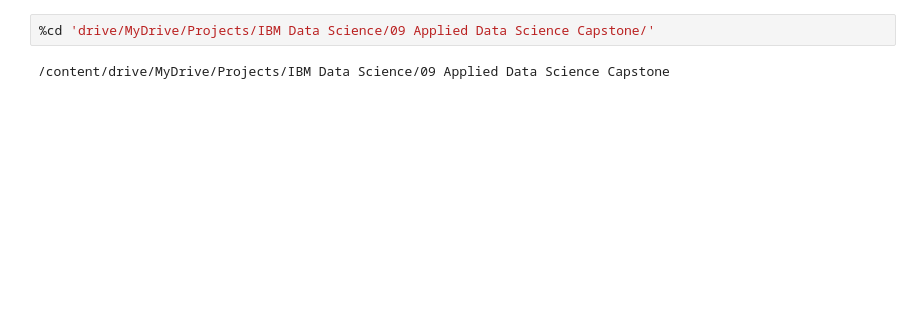
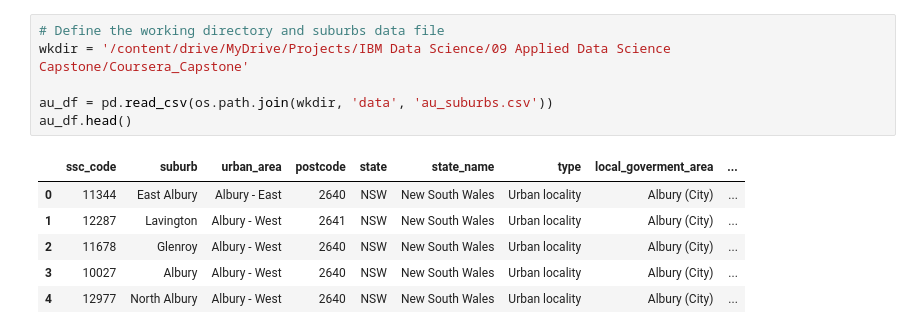
Before and after one commit to philoll/Coursera_Capstone, a Jupyter notebook: Exploring_Cuisines_in_Sydney_and_Melbourne.ipynb, the cells around one changed output. Cells and saved outputs as stored; diff of their text form; blank space fills up the shorter version.

```diff
--- a/Exploring_Cuisines_in_Sydney_and_Melbourne.ipynb
+++ b/Exploring_Cuisines_in_Sydney_and_Melbourne.ipynb
@@ -8,4 +33,13 @@ Mounted at /content/drive
 # %%
-%cd 'drive/MyDrive/Projects/IBM Data Science/09 Applied Data Science Capstone/'
+# Define the working directory and suburbs data file
+wkdir = '/content/drive/MyDrive/Projects/IBM Data Science/09 Applied Data Science Capstone/Coursera_Capstone'
+
+au_df = pd.read_csv(os.path.join(wkdir, 'data', 'au_suburbs.csv'))
+au_df.head()
 # %% [output]
-/content/drive/MyDrive/Projects/IBM Data Science/09 Applied Data Science Capstone
+|  | ssc_code | suburb | urban_area | postcode | state | state_name | type | local_goverment_area | ... |
+| 0 | 11344 | East Albury | Albury - East | 2640 | NSW | New South Wales | Urban locality | Albury (City) | ... |
+| 1 | 12287 | Lavington | Albury - West | 2641 | NSW | New South Wales | Urban locality | Albury (City) | ... |
+| 2 | 11678 | Glenroy | Albury - West | 2640 | NSW | New South Wales | Urban locality | Albury (City) | ... |
+| 3 | 10027 | Albury | Albury - West | 2640 | NSW | New South Wales | Urban locality | Albury (City) | ... |
+| 4 | 12977 | North Albury | Albury - West | 2640 | NSW | New South Wales | Urban locality | Albury (City) | ... |
```
Also changed, not shown: parts of 47 cells of this notebook, 5 other files.
